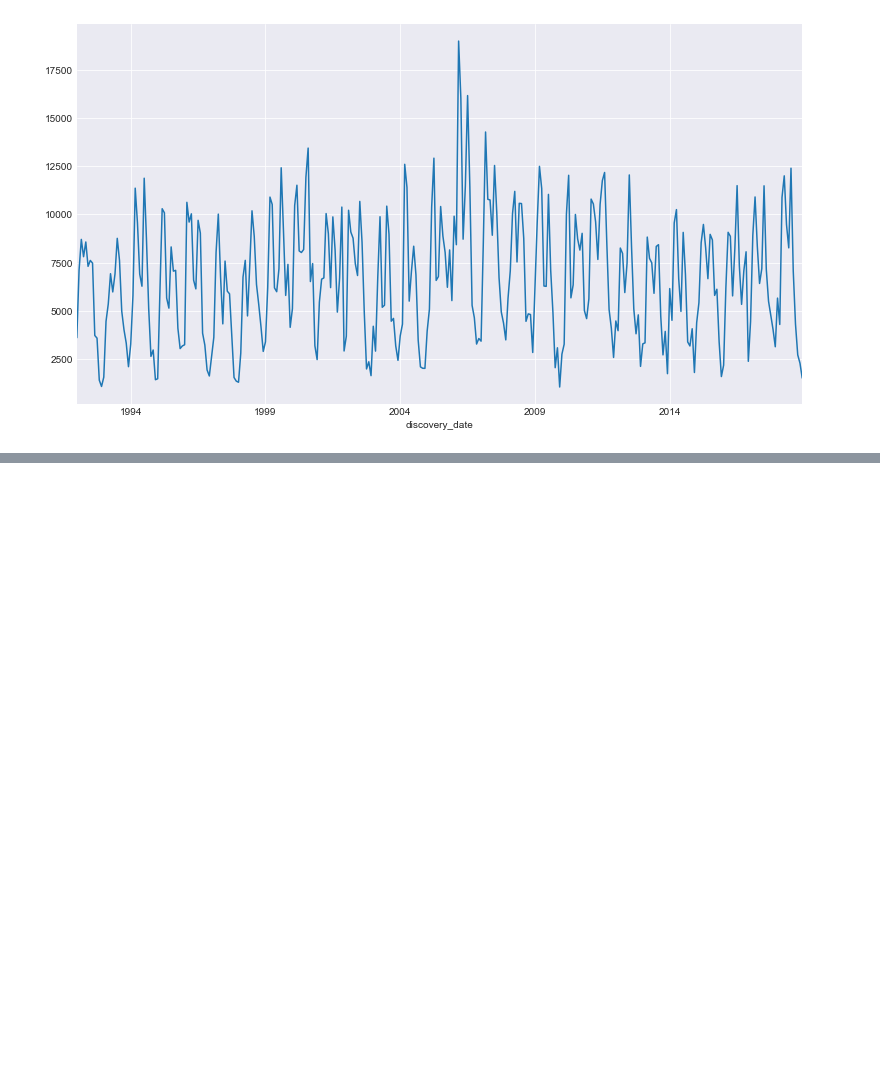
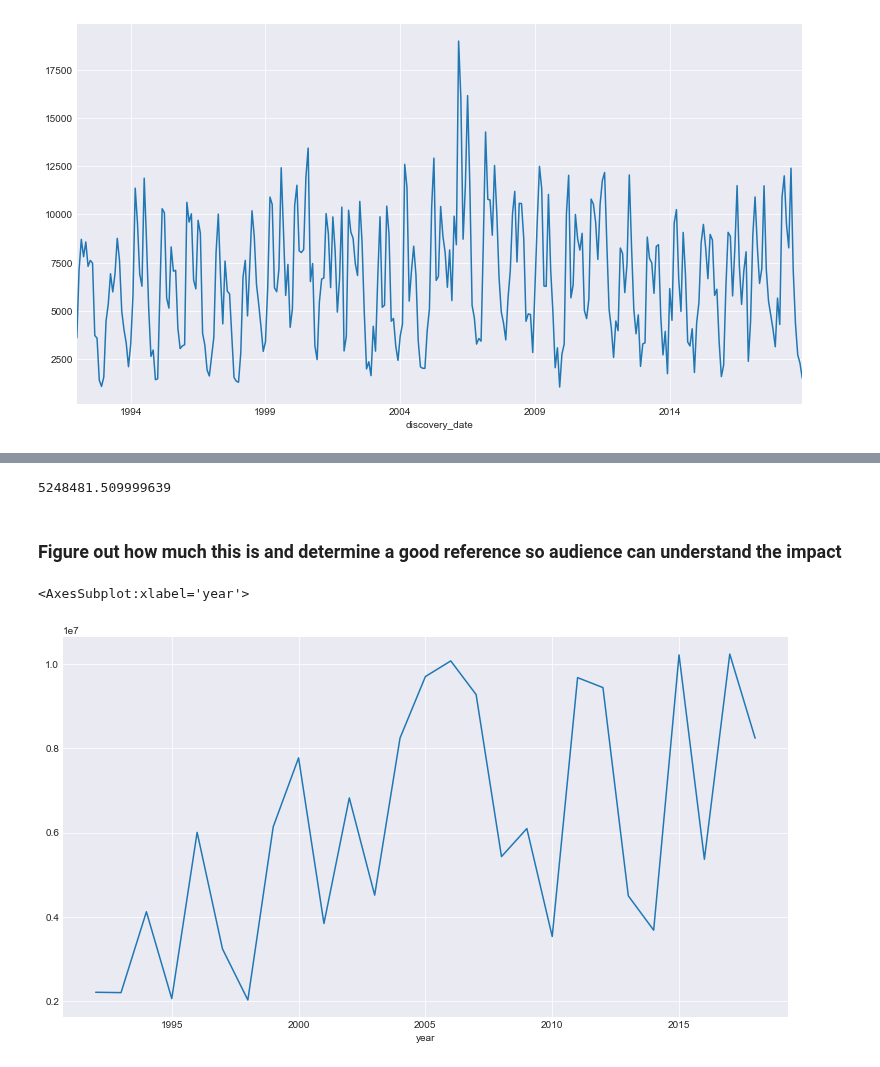
Before and after one commit to Dames-Researching-Flames/Sound-the-Alarm, a Jupyter notebook: Individual Works/lori_explore.ipynb, the cells around one changed output, grey strips where cells are left out. Cells and saved outputs as stored; diff of their text form; code cells hidden in the pictures; blank space fills up the shorter version.

```diff
--- a/Individual Works/lori_explore.ipynb
+++ b/Individual Works/lori_explore.ipynb
@@ -242,0 +256,13 @@ df.groupby('month').count().plot
+# %%
+# check total sum of fire sizes that month
+size_fires_by_month.max()
+# %% [output]
+5248481.509999639
+# %% [markdown]
+### Figure out how much this is and determine a good reference so audience can understand the impact
+# %%
+# plot monthly summed size of fires over the years
+df.groupby('year').fire_size.sum().plot()
+# %% [output]
+<AxesSubplot:xlabel='year'>
+[figure, added]
```
Also changed, not shown: parts of 29 cells of this notebook, 1 other file.
